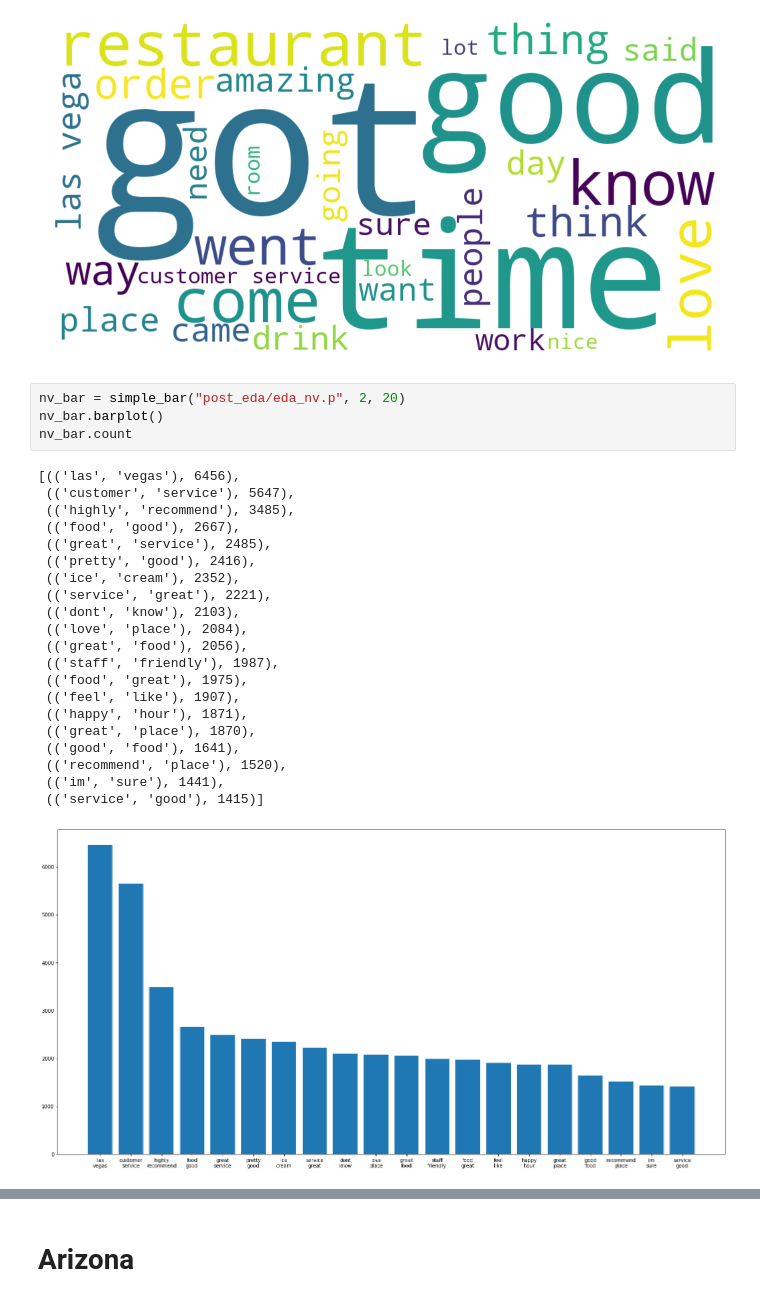
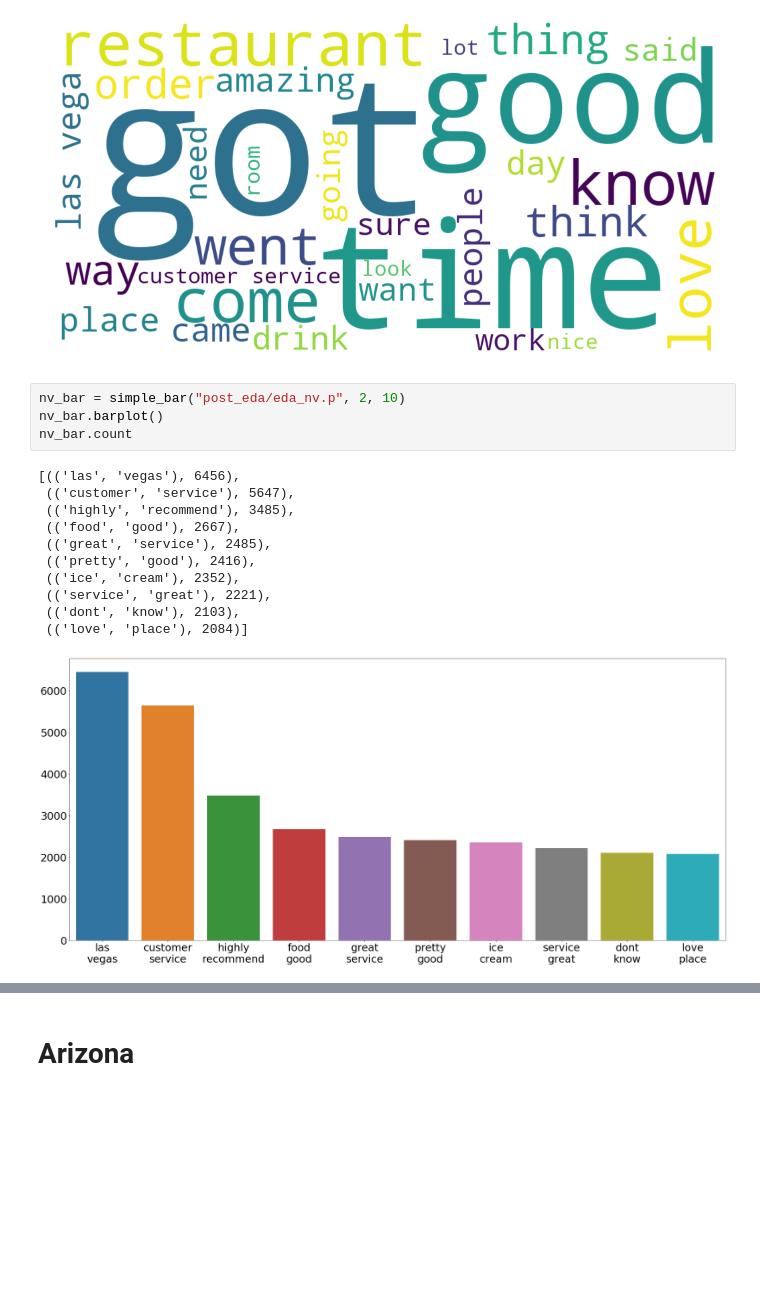
Before and after one commit to Daveedlee/yelp_NLP, a Jupyter notebook: cleaning_eda.ipynb, the cells around one changed output, grey strips where cells are left out. Cells and saved outputs as stored; diff of their text form; blank space fills up the shorter version.

```diff
--- a/cleaning_eda.ipynb
+++ b/cleaning_eda.ipynb
@@ -16,29 +16,19 @@ wordcloud_auto(clean_nv)
 # %% [output]
 [figure]
 # %%
-nv_bar = simple_bar("post_eda/eda_nv.p", 2, 20)
+nv_bar = simple_bar("post_eda/eda_nv.p", 2, 10)
 nv_bar.barplot()
 nv_bar.count
 # %% [output]
 [(('las', 'vegas'), 6456),
  (('customer', 'service'), 5647),
  (('highly', 'recommend'), 3485),
  (('food', 'good'), 2667),
  (('great', 'service'), 2485),
  (('pretty', 'good'), 2416),
  (('ice', 'cream'), 2352),
  (('service', 'great'), 2221),
  (('dont', 'know'), 2103),
- (('love', 'place'), 2084),
- (('great', 'food'), 2056),
- (('staff', 'friendly'), 1987),
- (('food', 'great'), 1975),
- (('feel', 'like'), 1907),
- (('happy', 'hour'), 1871),
- (('great', 'place'), 1870),
- (('good', 'food'), 1641),
- (('recommend', 'place'), 1520),
- (('im', 'sure'), 1441),
- (('service', 'good'), 1415)]
+ (('love', 'place'), 2084)]
-[figure, old version]
+[figure, new version]
 # %%
```
Also changed, not shown: parts of 15 cells of this notebook, 2 other files.
